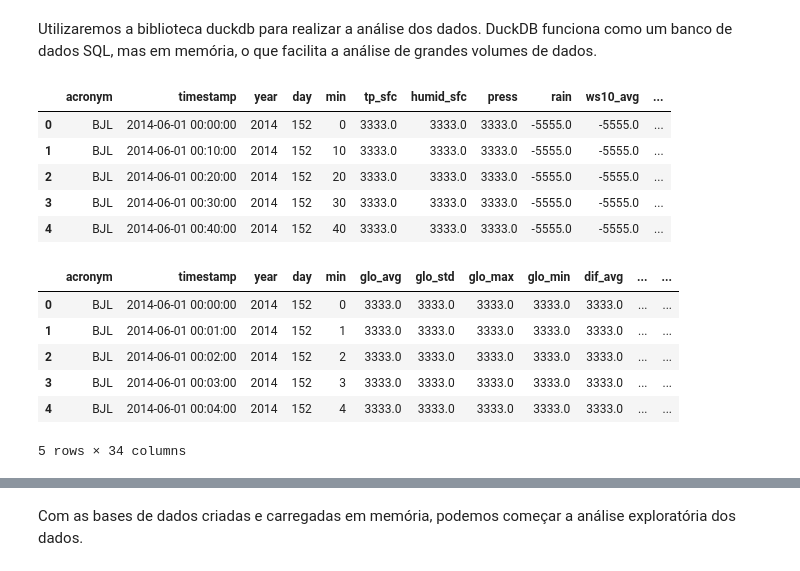
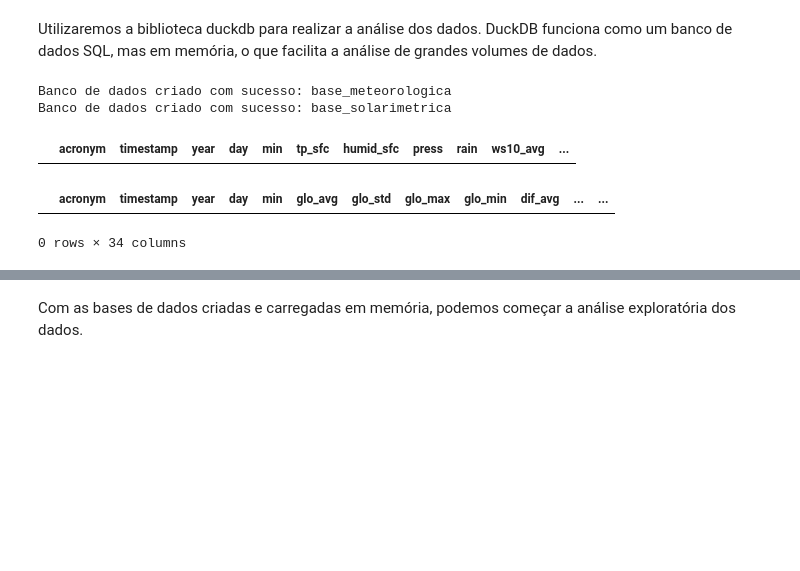
Before and after one commit to labren/sonda-curadoria, a Jupyter notebook: analise_exploratoria.ipynb, the cells around one changed output, grey strips where cells are left out. Drawn from its saved outputs; the diff is of its cells as text; code cells hidden in the pictures; blank space fills up the shorter version.

```diff
--- a/analise_exploratoria.ipynb
+++ b/analise_exploratoria.ipynb
@@ -80,13 +86,9 @@ Utilizaremos a biblioteca duckdb para realizar a análise dos dados. DuckDB func
 # %%
-# Importar a biblioteca DuckDB para manipulação de dados
-import duckdb
-import os
-import pandas as pd
-import concurrent.futures
-
+# Cria variavel para conexão do banco de dados
+global con
 
 # Conectar ao banco de dados DuckDB e controla numero de threads
-con = duckdb.connect(database=':memory:', read_only=False, config={'threads': 4})
+con = duckdb.connect(database=':memory:')
 
 # Remove qualquer arquivo temporário que possa existir
 !rm -rf .tmp
@@ -117,28 +126,21 @@ ARQV_SOLARIMETRICA = '../sonda/dados_solarimetricos.parquet'
 # %%
 # Criar a base de dados meteorológicos
-criar_base(con, dados_metereologicos, 'base_meteorologica', ARQV_METEOROLOGICO)
+criar_base(dados_metereologicos, BASE_METEOROLOGICO, ARQV_METEOROLOGICO)
 # Criar a base de dados solarimétricos
-criar_base(con, dados_solarimetricos, 'base_solarimetrica', ARQV_SOLARIMETRICA)
+criar_base(dados_solarimetricos, BASE_SOLARIMETRICA, ARQV_SOLARIMETRICA)
+# %% [output]
+Banco de dados criado com sucesso: base_meteorologica
+Banco de dados criado com sucesso: base_solarimetrica
 # %%
 # Verifica o conteudo da tabela base_meteorologica
-con.execute("SELECT * FROM base_meteorologica LIMIT 5").fetch_df()
+con.execute(f"SELECT * FROM {BASE_METEOROLOGICO} LIMIT 5").fetch_df()
 # %% [output]
 |  | acronym | timestamp | year | day | min | tp_sfc | humid_sfc | press | rain | ws10_avg | ... |
-| 0 | BJL | 2014-06-01 00:00:00 | 2014 | 152 | 0 | 3333.0 | 3333.0 | 3333.0 | -5555.0 | -5555.0 | ... |
-| 1 | BJL | 2014-06-01 00:10:00 | 2014 | 152 | 10 | 3333.0 | 3333.0 | 3333.0 | -5555.0 | -5555.0 | ... |
-| 2 | BJL | 2014-06-01 00:20:00 | 2014 | 152 | 20 | 3333.0 | 3333.0 | 3333.0 | -5555.0 | -5555.0 | ... |
-| 3 | BJL | 2014-06-01 00:30:00 | 2014 | 152 | 30 | 3333.0 | 3333.0 | 3333.0 | -5555.0 | -5555.0 | ... |
-| 4 | BJL | 2014-06-01 00:40:00 | 2014 | 152 | 40 | 3333.0 | 3333.0 | 3333.0 | -5555.0 | -5555.0 | ... |
 # %%
 # Verifica o conteudo da tabela base_solarimetrica
-con.execute("SELECT * FROM base_solarimetrica LIMIT 5").fetch_df()
+con.execute(f"SELECT * FROM {BASE_SOLARIMETRICA} LIMIT 5").fetch_df()
 # %% [output]
 |  | acronym | timestamp | year | day | min | glo_avg | glo_std | glo_max | glo_min | dif_avg | ... | ... |
-| 0 | BJL | 2014-06-01 00:00:00 | 2014 | 152 | 0 | 3333.0 | 3333.0 | 3333.0 | 3333.0 | 3333.0 | ... | ... |
-| 1 | BJL | 2014-06-01 00:01:00 | 2014 | 152 | 1 | 3333.0 | 3333.0 | 3333.0 | 3333.0 | 3333.0 | ... | ... |
-| 2 | BJL | 2014-06-01 00:02:00 | 2014 | 152 | 2 | 3333.0 | 3333.0 | 3333.0 | 3333.0 | 3333.0 | ... | ... |
-| 3 | BJL | 2014-06-01 00:03:00 | 2014 | 152 | 3 | 3333.0 | 3333.0 | 3333.0 | 3333.0 | 3333.0 | ... | ... |
-| 4 | BJL | 2014-06-01 00:04:00 | 2014 | 152 | 4 | 3333.0 | 3333.0 | 3333.0 | 3333.0 | 3333.0 | ... | ... |
-5 rows × 34 columns
+0 rows × 34 columns
 # %%
 # Função para popular a base de dados
```
Also changed, not shown: parts of 24 cells of this notebook.
